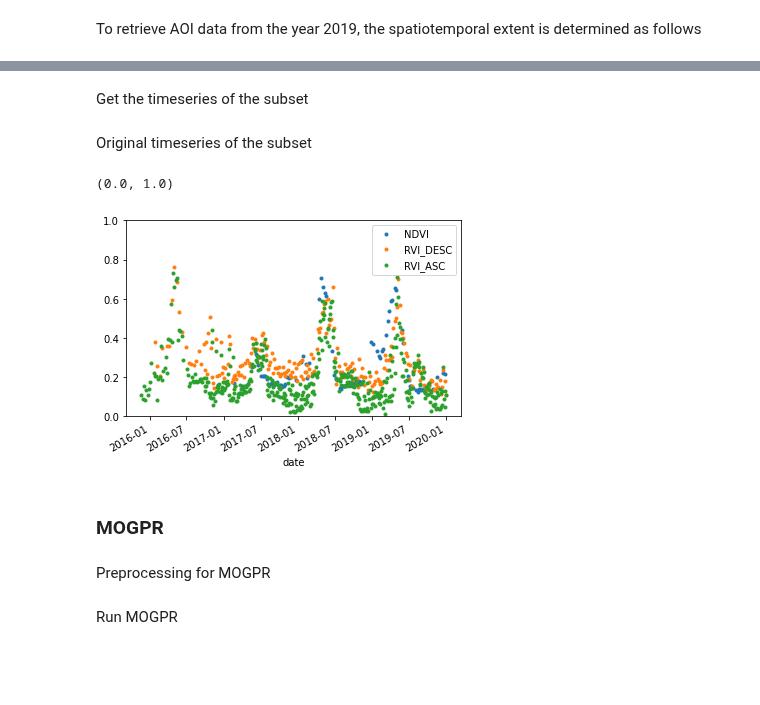
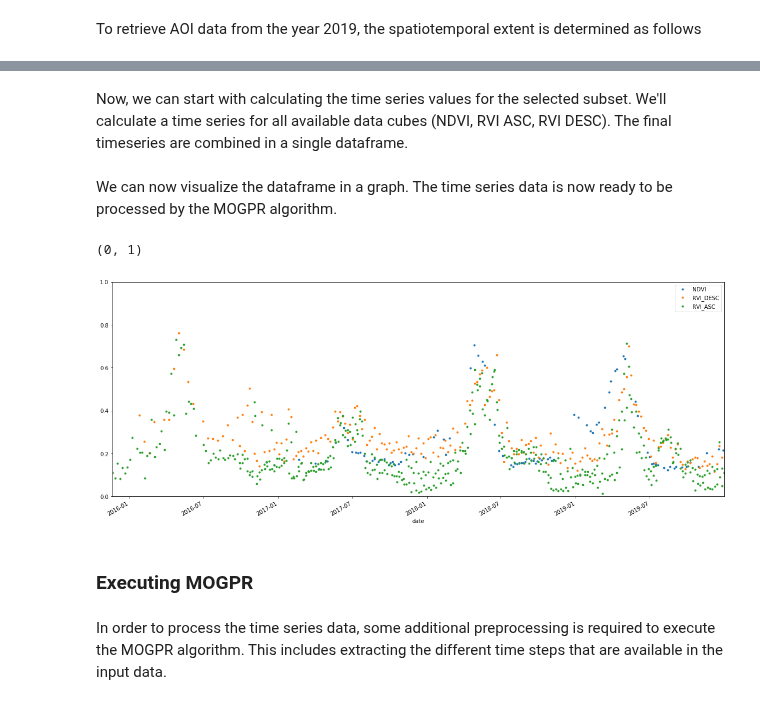
Before and after one commit to Open-EO/FuseTS, a Jupyter notebook: notebooks/Local/FuseTS - MOGPR.ipynb, the cells around one changed output, grey strips where cells are left out. Saved outputs shown, nothing was run; the diff lists cells and outputs as text; code cells hidden in the pictures; blank space fills up the shorter version.

Commit message:
feat: added MOGPR notebook

```diff
--- a/notebooks/Local/FuseTS - MOGPR.ipynb
+++ b/notebooks/Local/FuseTS - MOGPR.ipynb
@@ -86,8 +98,8 @@ Select one subset
 # %%
 crop = 'Wheat'
 point_area = subsets[crop]
-# %% [markdown]
-Get the timeseries of the subset
+# %% [markdown]
+Now, we can start with calculating the time series values for the selected subset. We'll calculate a time series for all available data cubes (NDVI, RVI ASC, RVI DESC). The final timeseries are combined in a single dataframe.
 # %%
 cubes_dfs = []
 for cube in [ndvi_cube, rvi_desc_cube, rvi_asc_cube]:
@@ -99,20 +111,20 @@ for cube in [ndvi_cube, rvi_desc_cube, rvi_asc_cube]:
 # Join signal dfs
 subset_df = pd.concat(cubes_dfs, axis=1)
 subset_df = subset_df.rename(columns={0: 'NDVI', 1: 'RVI_DESC', 2: 'RVI_ASC'})
-# %% [markdown]
-Original timeseries of the subset
+# %% [markdown]
+We can now visualize the dataframe in a graph. The time series data is now ready to be processed by the MOGPR algorithm.
 # %%
-plot = subset_df.plot(marker='.', linestyle='None')
+plot = subset_df.plot(figsize=(20,8), marker='.', linestyle='None')
 fig = plot.get_figure()
 ax = fig.gca()
 ax.set_ylim([0, 1])
 # %% [output]
-(0.0, 1.0)
+(0, 1)
-[figure, old version]
+[figure, new version]
 # %% [markdown]
-### MOGPR
+### Executing MOGPR
-# %% [markdown]
-Preprocessing for MOGPR
+# %% [markdown]
+In order to process the time series data, some additional preprocessing is required to execute the MOGPR algorithm. This includes extracting the different time steps that are available in the input data.
 # %%
 # Use only 2 signals
 signals = ['NDVI', 'RVI_DESC']
@@ -131,5 +143,3 @@ time_vec_min        = np.min(list(pd.core.common.flatten(time)))
 time_vec_max        = np.max(list(pd.core.common.flatten(time)))
 output_timevec      = np.array(range(int(time_vec_min), int(time_vec_max), time_step), dtype = np.float64)
 output_time         = [datetime.fromordinal(int(_)) for _ in output_timevec]
-# %% [markdown]
-Run MOGPR
```
Also changed, not shown: parts of 19 cells of this notebook.
